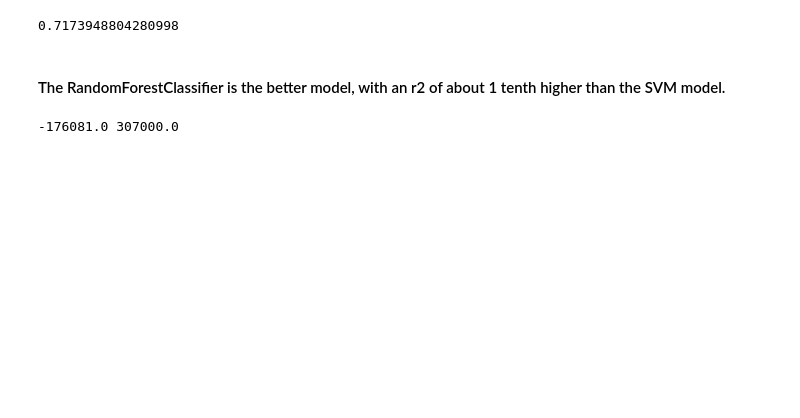
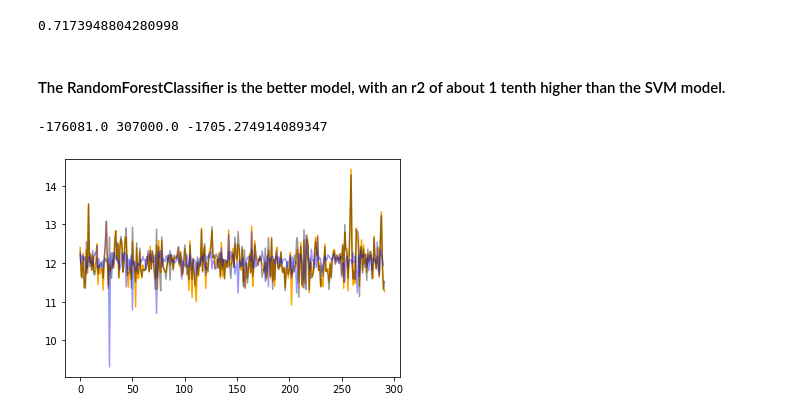
Before and after one commit to StephenDodd1/HousingPricePredictiveModel, a Jupyter notebook: Notebooks/04_modelling.ipynb, the cells around one changed output. Drawn from its saved outputs; the diff is of its cells as text; code cells hidden in the pictures; blank space fills up the shorter version.

```diff
--- a/Notebooks/04_modelling.ipynb
+++ b/Notebooks/04_modelling.ipynb
@@ -228,6 +274,13 @@ print(r2_score(np.delete(y_test,259), np.delete(y_pred, 259)))
 #### The RandomForestClassifier is the better model, with an r2 of about 1 tenth higher than the SVM model.
 # %%
 diff = np.array(np.delete(y_pred,259)- np.array(np.delete(y_test,259)))
-print(diff.min(), diff.max())
+print(diff.min(), diff.max(), np.mean(diff))
 # %% [output]
--176081.0 307000.0
+-176081.0 307000.0 -1705.274914089347
+# %%
+plt.plot(np.log(y_pred), c='orange')
+plt.plot(np.log(y_test), alpha = .4, c='k')
+plt.plot(np.log(diff+np.abs(np.min(diff))), c='blue', alpha=.4)
+plt.show()
+# %% [output]
+[figure, added]
```
Also changed, not shown: parts of 11 cells of this notebook, 2 other files.
